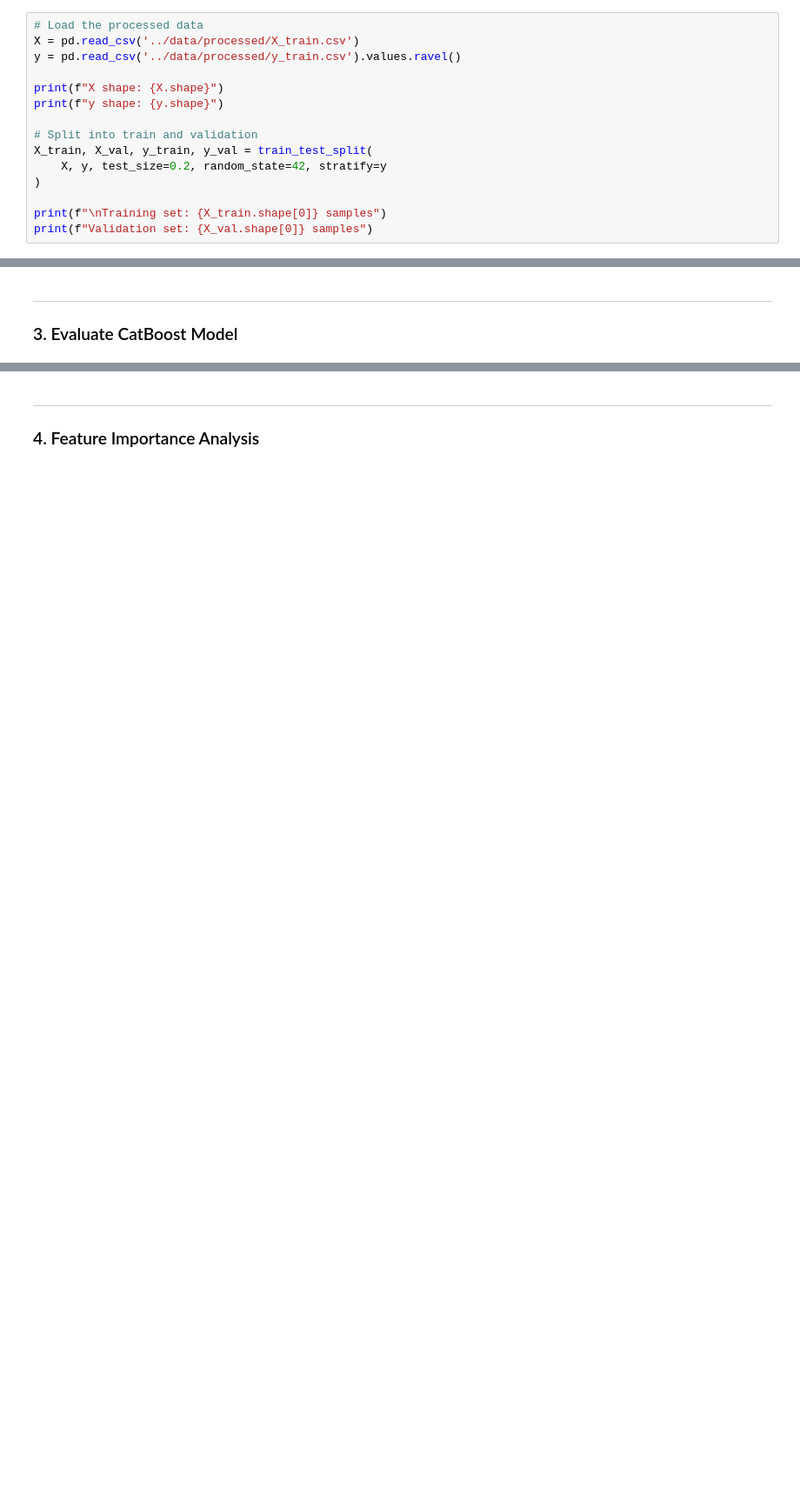
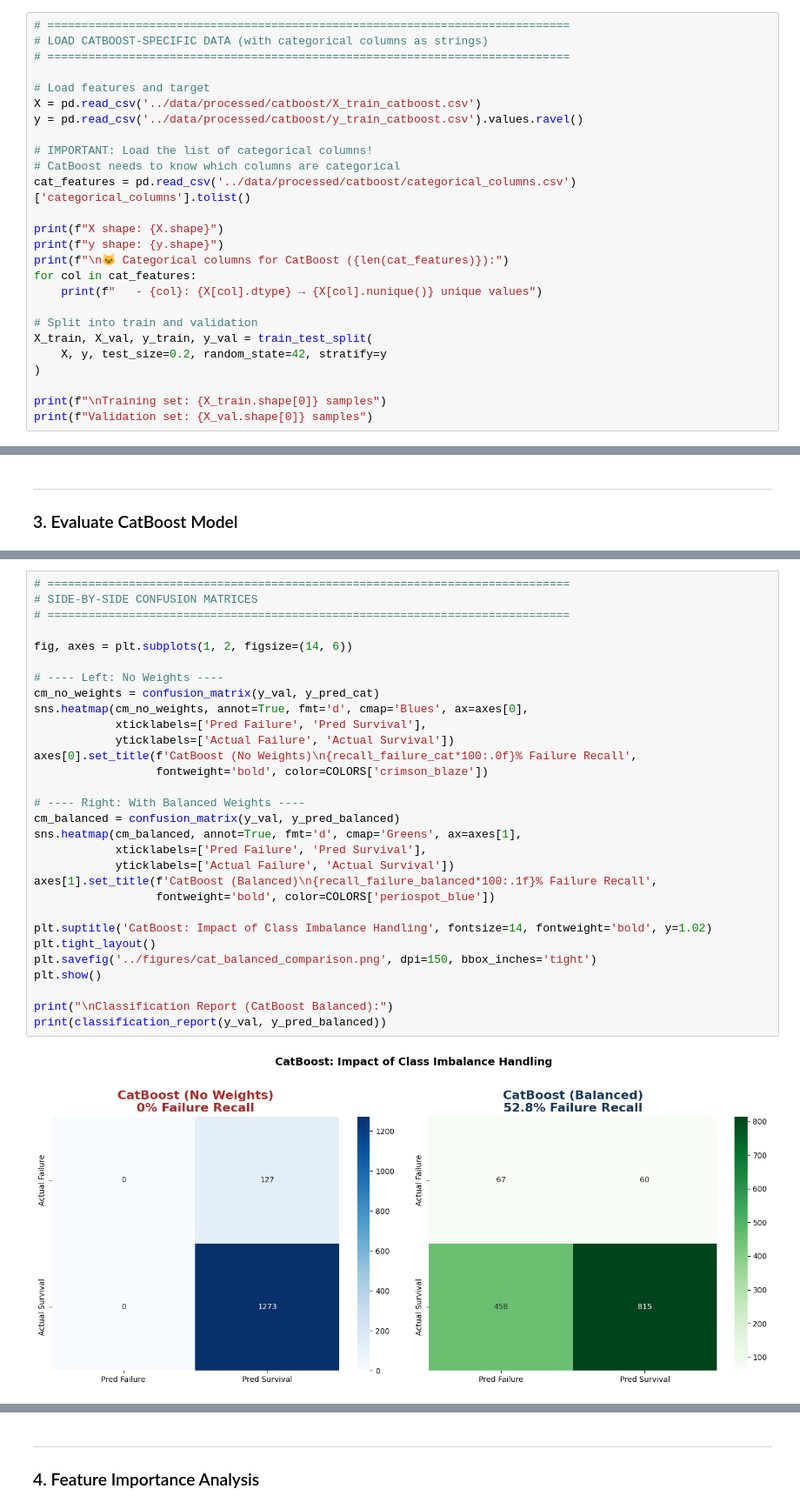
Before and after one commit to Tuminha/Implant-Success-Kaggle-Competition-, a Jupyter notebook: notebooks/06_CatBoost.ipynb, the cells around one changed output, grey strips where cells are left out. Shown: that part at 87% size. Saved outputs shown, nothing was run; the diff lists cells and outputs as text; blank space fills up the shorter version.

```diff
--- a/notebooks/06_CatBoost.ipynb
+++ b/notebooks/06_CatBoost.ipynb
@@ -57,12 +59,23 @@ print("✅ Libraries imported and plotting style configured!")
 
 ### 1. Load Processed Data & Setup
 # %%
-# Load the processed data
-X = pd.read_csv('../data/processed/X_train.csv')
-y = pd.read_csv('../data/processed/y_train.csv').values.ravel()
+# =============================================================================
+# LOAD CATBOOST-SPECIFIC DATA (with categorical columns as strings)
+# =============================================================================
+
+# Load features and target
+X = pd.read_csv('../data/processed/catboost/X_train_catboost.csv')
+y = pd.read_csv('../data/processed/catboost/y_train_catboost.csv').values.ravel()
+
+# IMPORTANT: Load the list of categorical columns!
+# CatBoost needs to know which columns are categorical
+cat_features = pd.read_csv('../data/processed/catboost/categorical_columns.csv')['categorical_columns'].tolist()
 
 print(f"X shape: {X.shape}")
 print(f"y shape: {y.shape}")
+print(f"\n🐱 Categorical columns for CatBoost ({len(cat_features)}):")
+for col in cat_features:
+    print(f"   - {col}: {X[col].dtype} → {X[col].nunique()} unique values")
 
 # Split into train and validation
 X_train, X_val, y_train, y_val = train_test_split(
@@ -134,0 +217,32 @@ plt.show()
+# %%
+# =============================================================================
+# SIDE-BY-SIDE CONFUSION MATRICES
+# =============================================================================
+
+fig, axes = plt.subplots(1, 2, figsize=(14, 6))
+
+# ---- Left: No Weights ----
+cm_no_weights = confusion_matrix(y_val, y_pred_cat)
+sns.heatmap(cm_no_weights, annot=True, fmt='d', cmap='Blues', ax=axes[0],
+            xticklabels=['Pred Failure', 'Pred Survival'],
+            yticklabels=['Actual Failure', 'Actual Survival'])
+axes[0].set_title(f'CatBoost (No Weights)\n{recall_failure_cat*100:.0f}% Failure Recall',
+                  fontweight='bold', color=COLORS['crimson_blaze'])
+
+# ---- Right: With Balanced Weights ----
+cm_balanced = confusion_matrix(y_val, y_pred_balanced)
+sns.heatmap(cm_balanced, annot=True, fmt='d', cmap='Greens', ax=axes[1],
+            xticklabels=['Pred Failure', 'Pred Survival'],
+            yticklabels=['Actual Failure', 'Actual Survival'])
+axes[1].set_title(f'CatBoost (Balanced)\n{recall_failure_balanced*100:.1f}% Failure Recall',
+                  fontweight='bold', color=COLORS['periospot_blue'])
+
+plt.suptitle('CatBoost: Impact of Class Imbalance Handling', fontsize=14, fontweight='bold', y=1.02)
+plt.tight_layout()
+plt.savefig('../figures/cat_balanced_comparison.png', dpi=150, bbox_inches='tight')
+plt.show()
+
+print("\nClassification Report (CatBoost Balanced):")
+print(classification_report(y_val, y_pred_balanced))
+# %% [output]
+[figure, added]
```
Also changed, not shown: parts of 20 cells of this notebook, 12 other files.
